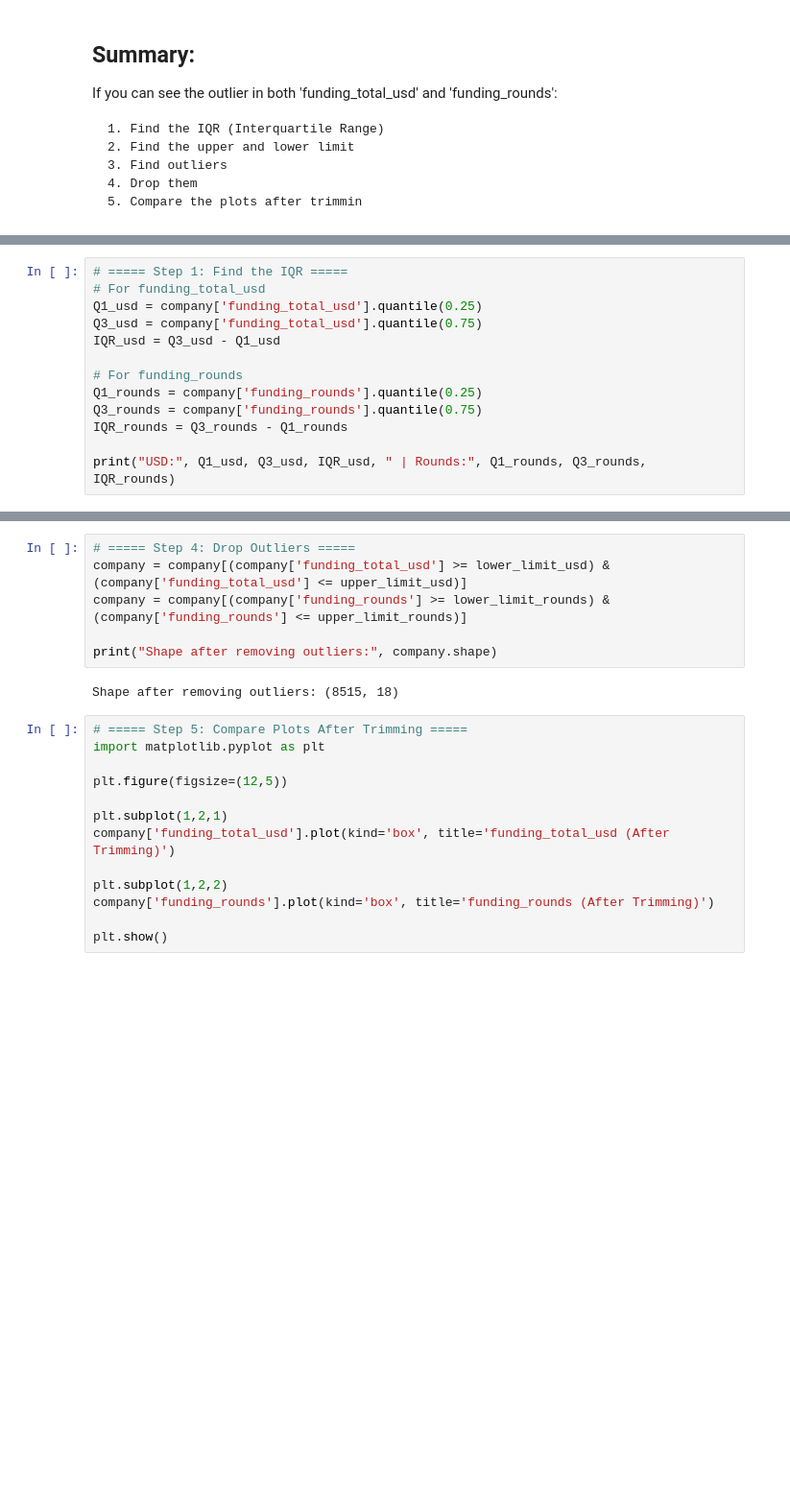
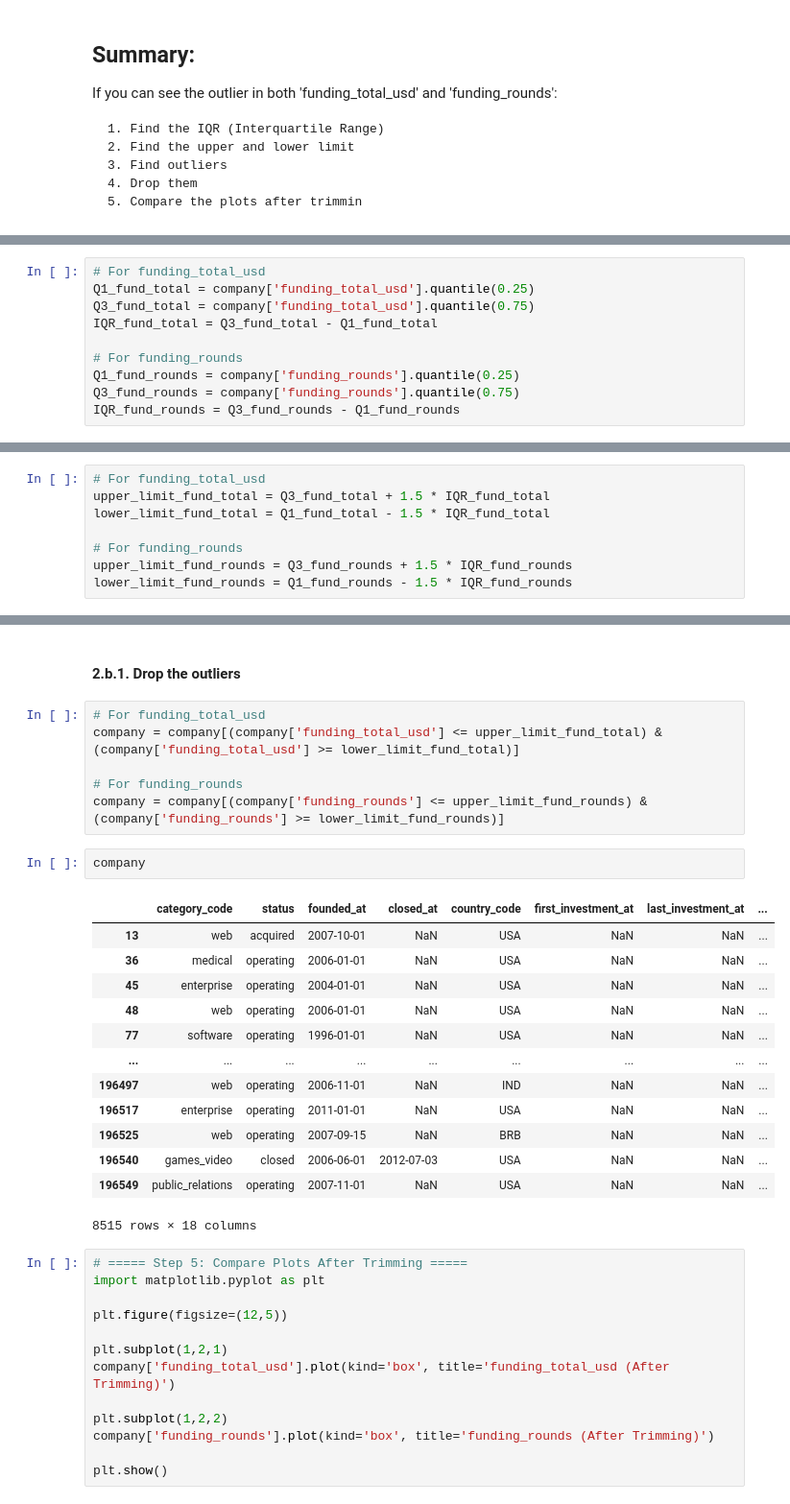
Before and after one commit to girish935/Startup-Data-Preprocessing-Pipeline, a Jupyter notebook: Startup_Data_Preprocessing.ipynb, the cells around one changed output, grey strips where cells are left out. Shown at 96% size. Drawn from its saved outputs; the diff is of its cells as text; blank space fills up the shorter version.

```diff
--- a/Startup_Data_Preprocessing.ipynb
+++ b/Startup_Data_Preprocessing.ipynb
@@ -131,13 +188,10 @@ If you can see the outlier in both 'funding_total_usd' and 'funding_rounds':
 # %%
-# ===== Step 1: Find the IQR =====
 # For funding_total_usd
-Q1_usd = company['funding_total_usd'].quantile(0.25)
-Q3_usd = company['funding_total_usd'].quantile(0.75)
-IQR_usd = Q3_usd - Q1_usd
+Q1_fund_total = company['funding_total_usd'].quantile(0.25)
+Q3_fund_total = company['funding_total_usd'].quantile(0.75)
+IQR_fund_total = Q3_fund_total - Q1_fund_total
 
 # For funding_rounds
-Q1_rounds = company['funding_rounds'].quantile(0.25)
-Q3_rounds = company['funding_rounds'].quantile(0.75)
-IQR_rounds = Q3_rounds - Q1_rounds
-
-print("USD:", Q1_usd, Q3_usd, IQR_usd, " | Rounds:", Q1_rounds, Q3_rounds, IQR_rounds)
+Q1_fund_rounds = company['funding_rounds'].quantile(0.25)
+Q3_fund_rounds = company['funding_rounds'].quantile(0.75)
+IQR_fund_rounds = Q3_fund_rounds - Q1_fund_rounds
@@ -170,0 +200,8 @@ Outliers in funding_rounds: (0, 18)
+# %%
+# For funding_total_usd
+upper_limit_fund_total = Q3_fund_total + 1.5 * IQR_fund_total
+lower_limit_fund_total = Q1_fund_total - 1.5 * IQR_fund_total
+
+# For funding_rounds
+upper_limit_fund_rounds = Q3_fund_rounds + 1.5 * IQR_fund_rounds
+lower_limit_fund_rounds = Q1_fund_rounds - 1.5 * IQR_fund_rounds
@@ -171,11 +221,27 @@ Outliers in funding_rounds: (0, 18)
+# %% [markdown]
+#### 2.b.1. Drop the outliers
 # %%
-# ===== Step 4: Drop Outliers =====
-company = company[(company['funding_total_usd'] >= lower_limit_usd) & (company['funding_total_usd'] <= upper_limit_usd)]
-company = company[(company['funding_rounds'] >= lower_limit_rounds) & (company['funding_rounds'] <= upper_limit_rounds)]
+# For funding_total_usd
+company = company[(company['funding_total_usd'] <= upper_limit_fund_total) & (company['funding_total_usd'] >= lower_limit_fund_total)]
 
-print("Shape after removing outliers:", company.shape)
+# For funding_rounds
+company = company[(company['funding_rounds'] <= upper_limit_fund_rounds) & (company['funding_rounds'] >= lower_limit_fund_rounds)]
-# %% [output]
-Shape after removing outliers: (8515, 18)
+# %%
+company
+# %% [output]
+|  | category_code | status | founded_at | closed_at | country_code | first_investment_at | last_investment_at | ... |
+| 13 | web | acquired | 2007-10-01 | NaN | USA | NaN | NaN | ... |
+| 36 | medical | operating | 2006-01-01 | NaN | USA | NaN | NaN | ... |
+| 45 | enterprise | operating | 2004-01-01 | NaN | USA | NaN | NaN | ... |
+| 48 | web | operating | 2006-01-01 | NaN | USA | NaN | NaN | ... |
+| 77 | software | operating | 1996-01-01 | NaN | USA | NaN | NaN | ... |
+| ... | ... | ... | ... | ... | ... | ... | ... | ... |
+| 196497 | web | operating | 2006-11-01 | NaN | IND | NaN | NaN | ... |
+| 196517 | enterprise | operating | 2011-01-01 | NaN | USA | NaN | NaN | ... |
+| 196525 | web | operating | 2007-09-15 | NaN | BRB | NaN | NaN | ... |
+| 196540 | games_video | closed | 2006-06-01 | 2012-07-03 | USA | NaN | NaN | ... |
+| 196549 | public_relations | operating | 2007-11-01 | NaN | USA | NaN | NaN | ... |
+8515 rows × 18 columns
 # %%
 # ===== Step 5: Compare Plots After Trimming =====
 import matplotlib.pyplot as plt
```
Also changed, not shown: parts of 94 cells of this notebook.
